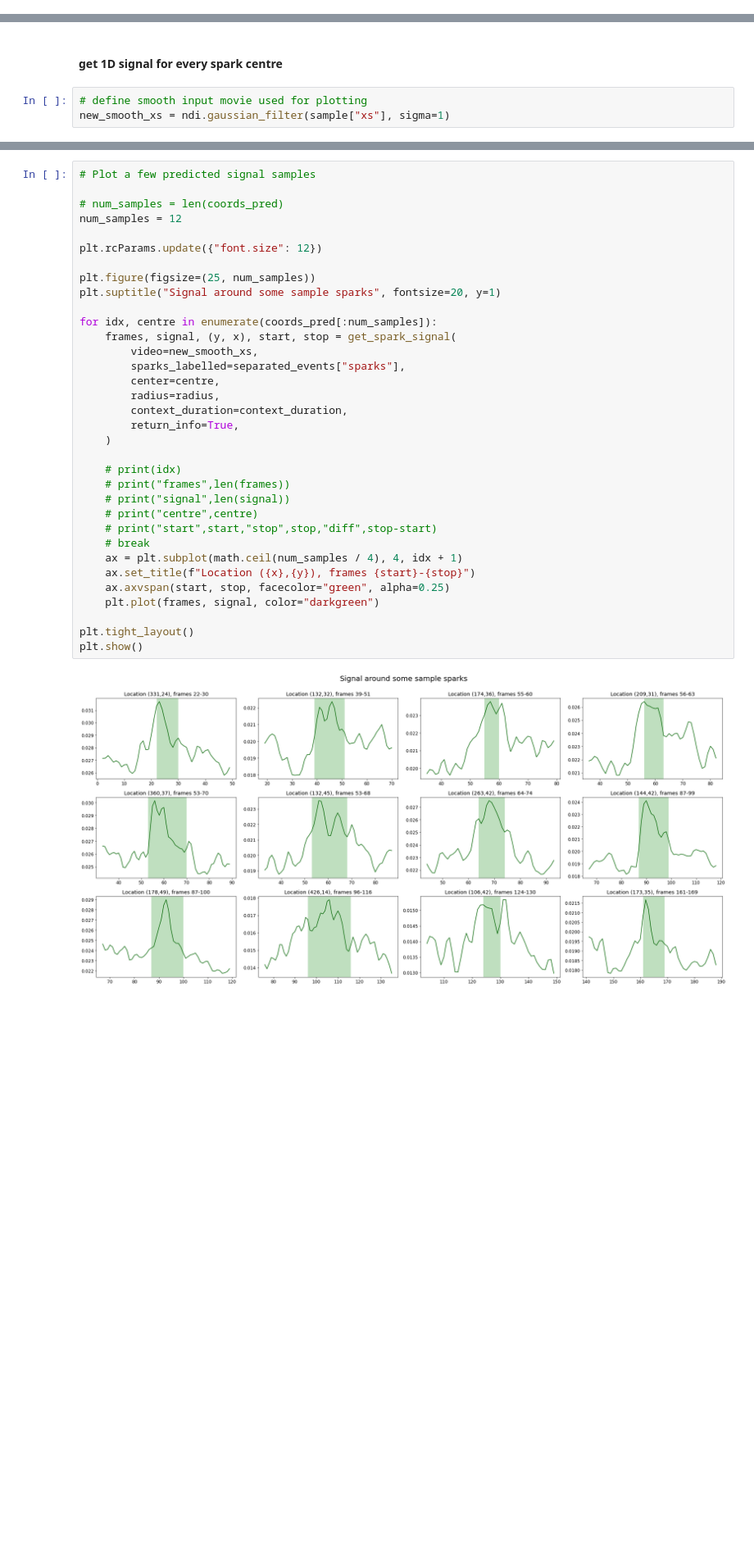
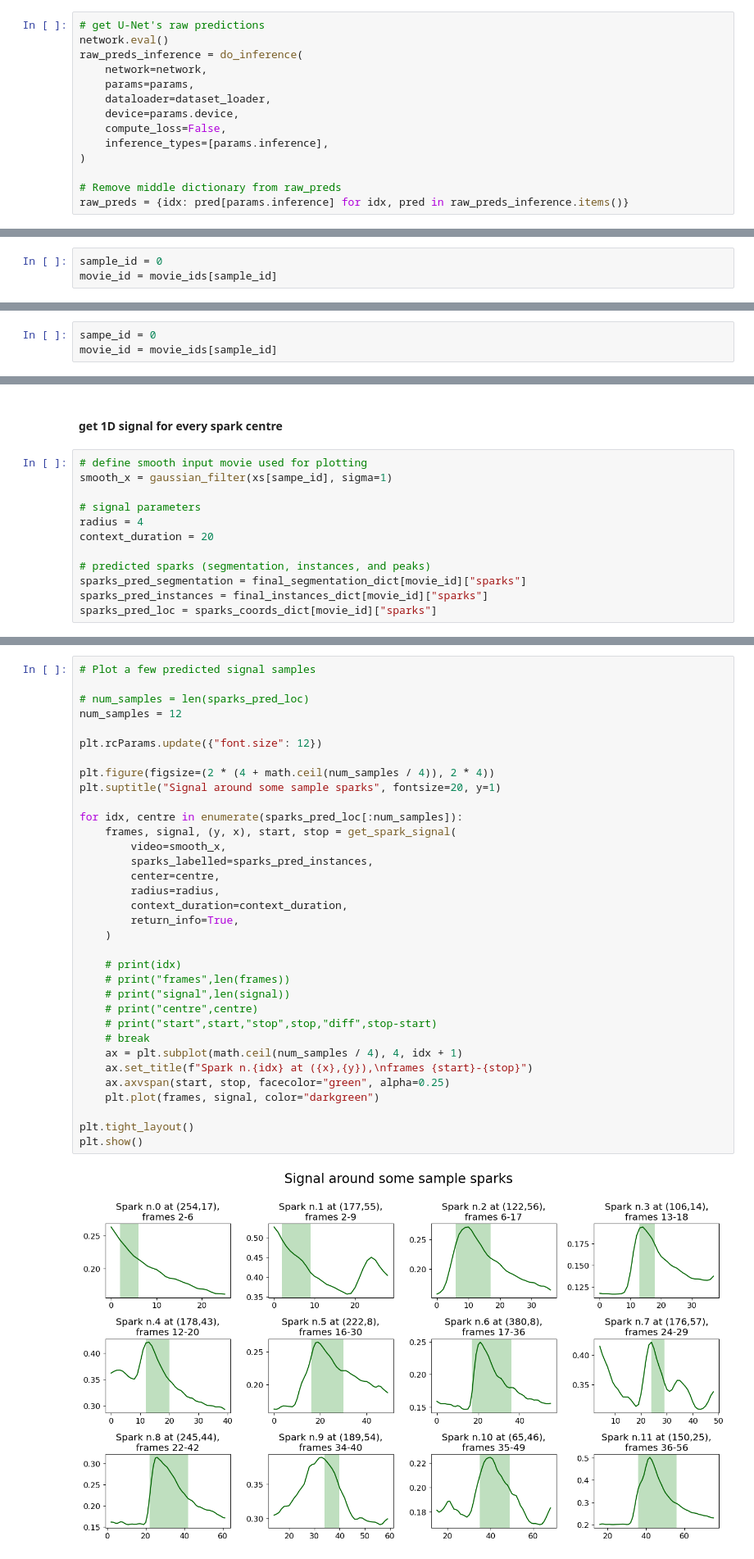
Before and after one commit to dottipr/sparks_project, a Jupyter notebook: notebooks/PREDS PROCESSING analyse sample movies manually.ipynb, the cells around one changed output, grey strips where cells are left out. Shown at 82% size. Drawn from its saved outputs; the diff is of its cells as text; blank space fills up the shorter version.

Commit message:
clean preds manual analysis script

```diff
--- a/notebooks/PREDS PROCESSING analyse sample movies manually.ipynb
+++ b/notebooks/PREDS PROCESSING analyse sample movies manually.ipynb
@@ -275,0 +160,14 @@ E.g., signal in time and 3D profile of FP sparks etc.
+# %%
+# get U-Net's raw predictions
+network.eval()
+raw_preds_inference = do_inference(
+    network=network,
+    params=params,
+    dataloader=dataset_loader,
+    device=params.device,
+    compute_loss=False,
+    inference_types=[params.inference],
+)
+
+# Remove middle dictionary from raw_preds
+raw_preds = {idx: pred[params.inference] for idx, pred in raw_preds_inference.items()}
@@ -275,0 +199,3 @@ E.g., signal in time and 3D profile of FP sparks etc.
+# %%
+sample_id = 0
+movie_id = movie_ids[sample_id]
@@ -276,7 +311,19 @@ E.g., signal in time and 3D profile of FP sparks etc.
+# %%
+sampe_id = 0
+movie_id = movie_ids[sample_id]
 # %% [markdown]
 ### SPARKS
 # %% [markdown]
 #### get 1D signal for every spark centre
 # %%
 # define smooth input movie used for plotting
-new_smooth_xs = ndi.gaussian_filter(sample["xs"], sigma=1)
+smooth_x = gaussian_filter(xs[sampe_id], sigma=1)
+
+# signal parameters
+radius = 4
+context_duration = 20
+
+# predicted sparks (segmentation, instances, and peaks)
+sparks_pred_segmentation = final_segmentation_dict[movie_id]["sparks"]
+sparks_pred_instances = final_instances_dict[movie_id]["sparks"]
+sparks_pred_loc = sparks_coords_dict[movie_id]["sparks"]
@@ -286,38 +330,38 @@ context_duration = 20
 # %%
 # Plot a few predicted signal samples
 
-# num_samples = len(coords_pred)
+# num_samples = len(sparks_pred_loc)
 num_samples = 12
 
 plt.rcParams.update({"font.size": 12})
 
-plt.figure(figsize=(25, num_samples))
+plt.figure(figsize=(2 * (4 + math.ceil(num_samples / 4)), 2 * 4))
 plt.suptitle("Signal around some sample sparks", fontsize=20, y=1)
 
-for idx, centre in enumerate(coords_pred[:num_samples]):
+for idx, centre in enumerate(sparks_pred_loc[:num_samples]):
     frames, signal, (y, x), start, stop = get_spark_signal(
-        video=new_smooth_xs,
-        sparks_labelled=separated_events["sparks"],
+        video=smooth_x,
+        sparks_labelled=sparks_pred_instances,
         center=centre,
         radius=radius,
         context_duration=context_duration,
         return_info=True,
     )
 
     # print(idx)
     # print("frames",len(frames))
     # print("signal",len(signal))
     # print("centre",centre)
     # print("start",start,"stop",stop,"diff",stop-start)
     # break
     ax = plt.subplot(math.ceil(num_samples / 4), 4, idx + 1)
-    ax.set_title(f"Location ({x},{y}), frames {start}-{stop}")
+    ax.set_title(f"Spark n.{idx} at ({x},{y}),\nframes {start}-{stop}")
     ax.axvspan(start, stop, facecolor="green", alpha=0.25)
     plt.plot(frames, signal, color="darkgreen")
 
 plt.tight_layout()
 plt.show()
 # %% [output]
-[figure, old version]
+[figure, new version]
 # %% [markdown]
 #### get 2D signal around center of each spark (for shape analysis)
```
Also changed, not shown: parts of 68 cells of this notebook, 1 other file.
